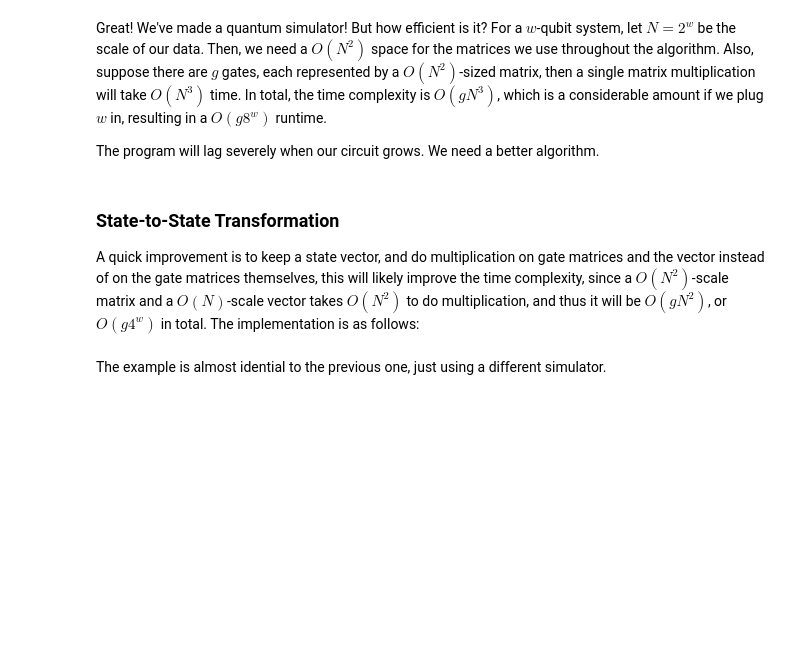
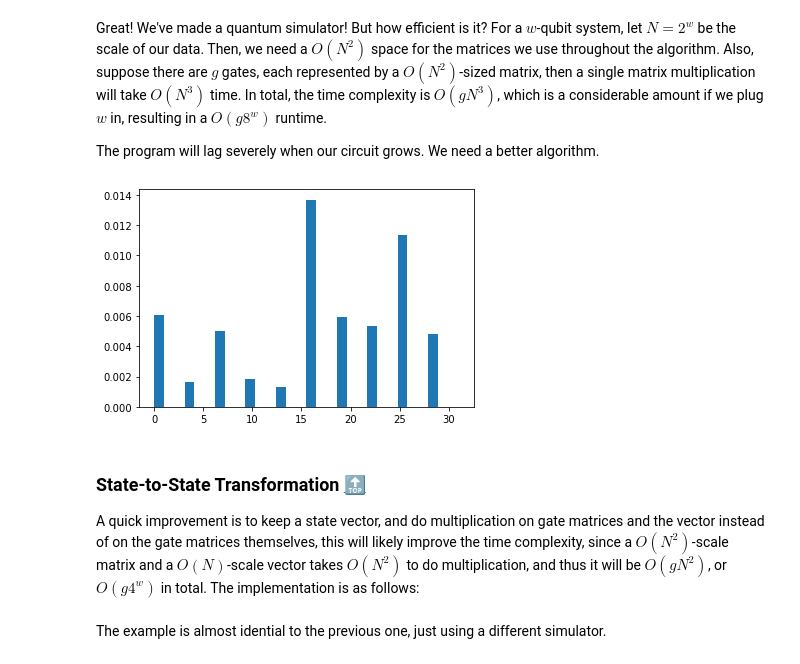
Before and after one commit to yu-yiming/ComputationalPhysics, a Jupyter notebook: Quantum Computing/quantum_computing.ipynb, the cells around one changed output. Saved outputs shown, nothing was run; the diff lists cells and outputs as text; code cells hidden in the pictures; blank space fills up the shorter version.

```diff
--- a/Quantum Computing/quantum_computing.ipynb
+++ b/Quantum Computing/quantum_computing.ipynb
@@ -654,8 +782,18 @@ FileNotFoundError: [Errno 2] No such file or directory: './data/input.circuit'
 Great! We've made a quantum simulator! But how efficient is it? For a $w$-qubit system, let $N = 2^w$ be the scale of our data. Then, we need a $O(N^2)$ space for the matrices we use throughout the algorithm. Also, suppose there are $g$ gates, each represented by a $O(N^2)$-sized matrix, then a single matrix multiplication will take $O(N^3)$ time. In total, the time complexity is $O(gN^3)$, which is a considerable amount if we plug $w$ in, resulting in a $O(g8^w)$ runtime.
 
 The program will lag severely when our circuit grows. We need a better algorithm.
+# %%
+circ = read_circuit_file('./data/rand.circuit')
+qs = quantum_simulator_1(circ)
+mgen = measure(qs)
+mlist = []
+for i in range(0, 100000):
+    mlist.append(next(mgen))
+draw_histogram(mlist)
+# %% [output]
+[figure, added]
 # %% [markdown]
-### State-to-State Transformation
+### State-to-State Transformation [🔝](#table-of-contents) <a name="state-to-state-transformation">
 
 A quick improvement is to keep a state vector, and do multiplication on gate matrices and the vector instead of on the gate matrices themselves, this will likely improve the time complexity, since a $O(N^2)$-scale matrix and a $O(N)$-scale vector takes $O(N^2)$ to do multiplication, and thus it will be $O(gN^2)$, or $O(g4^w)$ in total. The implementation is as follows:
 # %%
```
Also changed, not shown: parts of 116 cells of this notebook.
